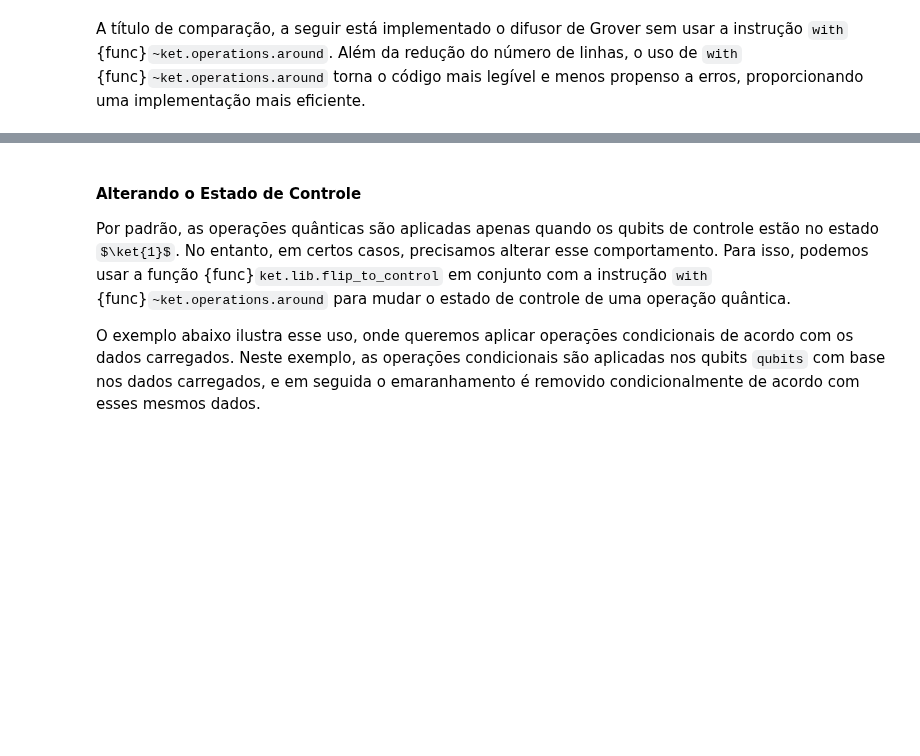
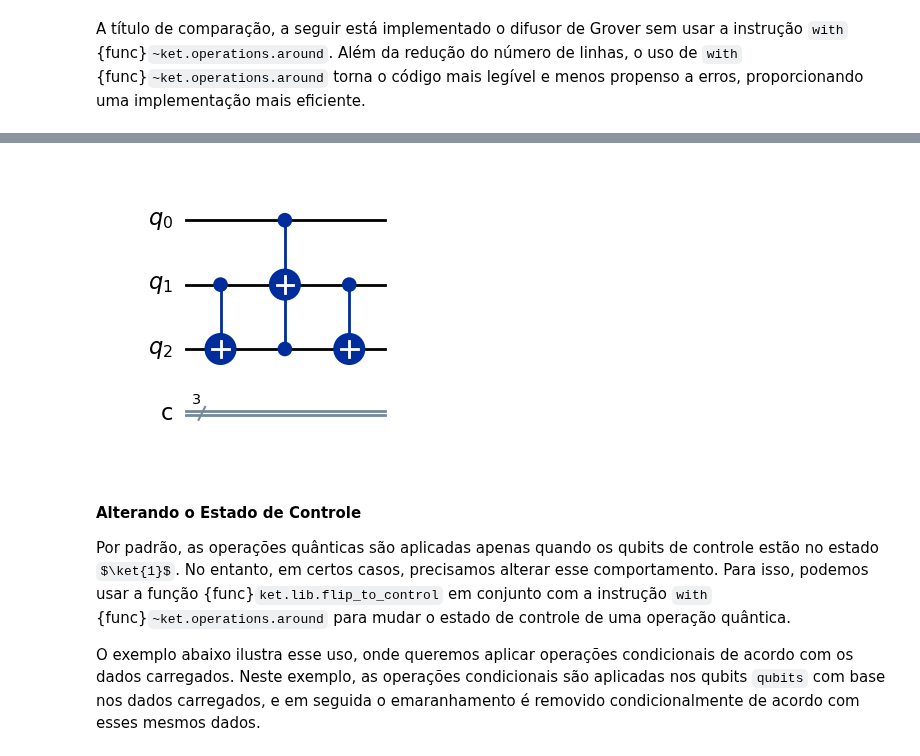
Before and after one commit to evandro-crr/ket-book, a Jupyter notebook: _sources/kettutorial.ipynb, the cells around one changed output, grey strips where cells are left out. Saved outputs shown, nothing was run; the diff lists cells and outputs as text; code cells hidden in the pictures; some formulas as TeX source; blank space fills up the shorter version.

```diff
--- a/_sources/kettutorial.ipynb
+++ b/_sources/kettutorial.ipynb
@@ -541,3 +579,16 @@ def difusor(qubits: Quant, auxiliar: Quant):
+# %%
+def meu_swap_op(a, b):
+    with around(CNOT, a, b):
+        CNOT(b, a)
+
+
+def fredkin_op(a, b, c):
+    ctrl(a, meu_swap_op)(b, c)
+
+
+qulib.draw(gate=fredkin_op, num_qubits=(1, 1, 1), output="mpl")
+# %% [output]
+[figure, added]
 # %% [markdown]
 #### Alterando o Estado de Controle
 
```
Also changed, not shown: parts of 35 cells of this notebook, 14 other files.
